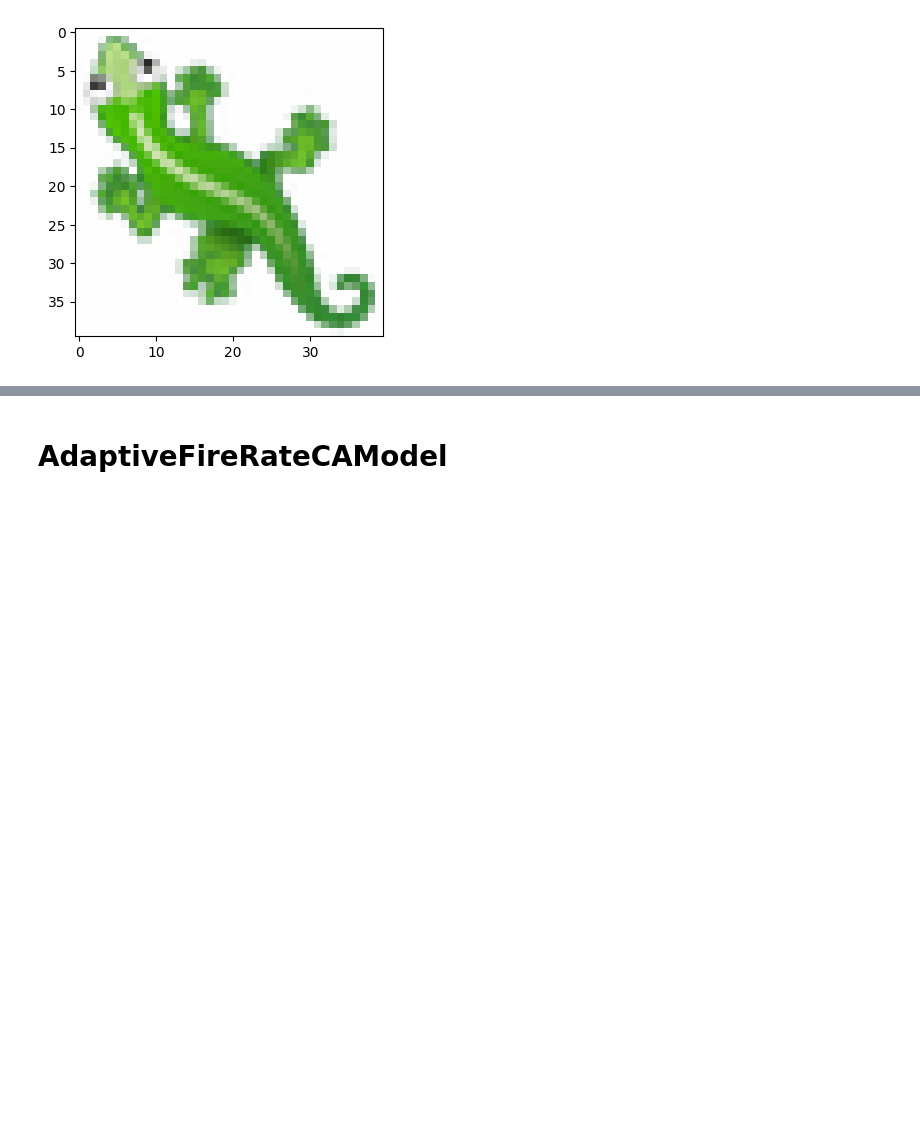
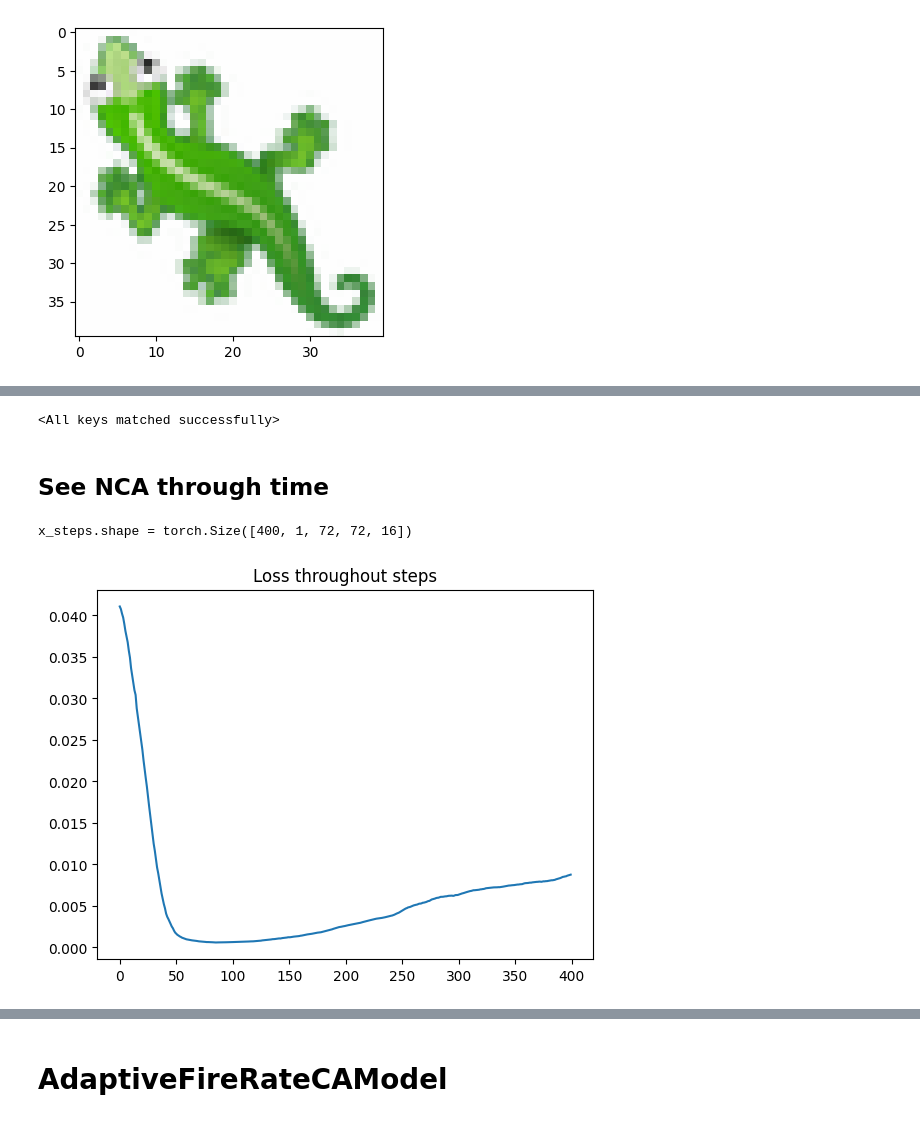
Before and after one commit to andrecharneca/Adaptive-Neural-Cellular-Automata, a Jupyter notebook: training.ipynb, the cells around one changed output, grey strips where cells are left out. Saved outputs shown, nothing was run; the diff lists cells and outputs as text; code cells hidden in the pictures; blank space fills up the shorter version.

```diff
--- a/training.ipynb
+++ b/training.ipynb
@@ -206,6 +78,4 @@ def animate_steps(*arr_steps, colorbar_plots=None, interval=40):
 # %%
-#@title Params
-device = torch.device('cuda' if torch.cuda.is_available() else 'mps' if torch.backends.mps.is_available() else 'cpu')
 
 torch.backends.cudnn.benchmark = True # Speeds up stuff
 torch.backends.cudnn.enabled = True
@@ -217,9 +87,9 @@ TARGET_SIZE = 40
 lr = 2e-3
 lr_gamma = 0.9999 ###currently not used
 betas = (0.5, 0.5)
-n_epoch = 4000
+n_epoch = 8000
 
-BATCH_SIZE = 4###8
+BATCH_SIZE = 8
 POOL_SIZE = 1024
 CELL_FIRE_RATE = 0.5
 
@@ -240,6 +110,11 @@ LAMBDA_P = 5/6      # reasonable 1/expected_steps
 MAX_STEPS = 100
 BETA = 0.01         # regularization param
 
+## EnergyCA Params ##
+BETA_ENERGY = 1e-6
+MIN_FIRERATE = 0.2
+MAX_FIRERATE = 0.8
+
 
 target_img = load_emoji(TARGET_EMOJI)
 plt.figure(figsize=(4,4))
@@ -253,0 +231,41 @@ device(type='mps')
+# %%
+n = 8000
+max_steps = MAX_STEPS*4
+test_ca = EnergyCAModel(CHANNEL_N,
+                   device,
+                   ).to(device)
+
+#test_model_path = cwd+f"models/AdaptFireRatePonder_{EXPERIMENT_TYPE}_{EMOJI_NAME}_lambdapinv{1/test_lambda_p:.0f}_maxsteps{MAX_STEPS}_beta{test_beta:.0e}"
+test_model_path = "models/EnergyCA_biasFals_perceptionInput_Growing_Lizard_minFireRate2e-01_maxFireRate8e-01_betaEnergy1e-02"
+model_path_full = test_model_path + f"_epoch{n}.pth"
+test_ca.load_state_dict(torch.load(model_path_full, map_location=device))
+# %% [output]
+<All keys matched successfully>
+# %% [markdown]
+## See NCA through time
+# %%
+import time
+from IPython import display
+
+# create seeds
+batch_size=1
+pool = SamplePool(x=np.repeat(seed[None, ...], POOL_SIZE, 0))
+batch = pool.sample(batch_size)
+x0 = batch.x
+x = torch.tensor(x0).to(device)
+
+# run inference
+with torch.no_grad():
+  x_steps, fireRates_steps = test_ca(x, max_steps)
+
+debug("x_steps.shape")
+losses = [
+     [F.mse_loss(x_steps[k,i,:,:,:4], pad_target).cpu() for k in range(max_steps)]
+    for i in range(batch_size)]
+
+for i in range(batch_size):
+  plt.title("Loss throughout steps")
+  plt.plot(losses[i])
+# %% [output]
+x_steps.shape = torch.Size([400, 1, 72, 72, 16])
+[figure, added]
```
Also changed, not shown: parts of 37 cells of this notebook, 24 other files.
